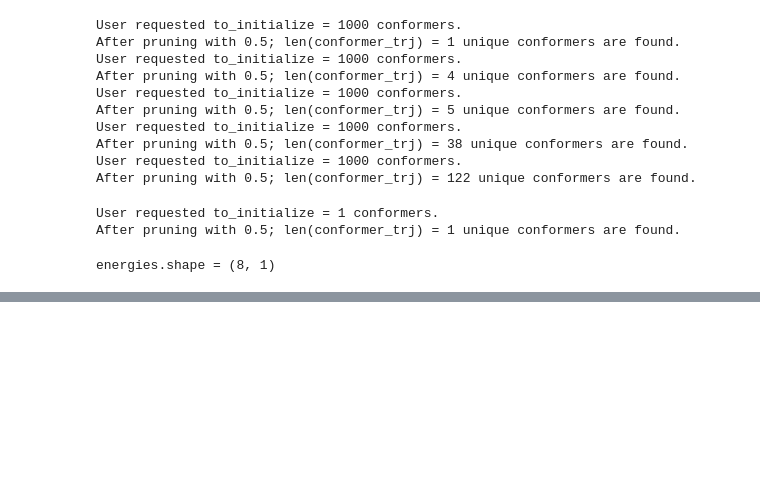
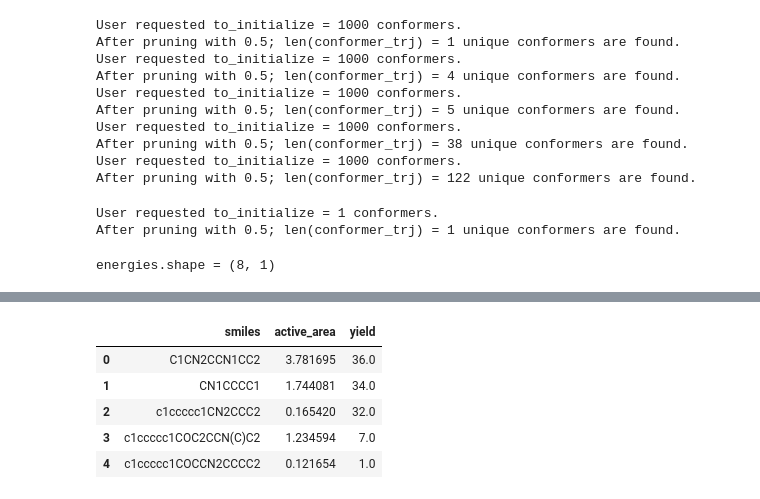
Before and after one commit to schwallergroup/CFT, a Jupyter notebook: examples/sarina_cat/sarina.ipynb, the cells around one changed output, grey strips where cells are left out. Saved outputs shown, nothing was run; the diff lists cells and outputs as text; code cells hidden in the pictures; blank space fills up the shorter version.

```diff
--- a/examples/sarina_cat/sarina.ipynb
+++ b/examples/sarina_cat/sarina.ipynb
@@ -124,0 +149,9 @@ view(view_trj)
+# %%
+avg_df
+# %% [output]
+|  | smiles | active_area | yield |
+| 0 | C1CN2CCN1CC2 | 3.781695 | 36.0 |
+| 1 | CN1CCCC1 | 1.744081 | 34.0 |
+| 2 | c1ccccc1CN2CCC2 | 0.165420 | 32.0 |
+| 3 | c1ccccc1COC2CCN(C)C2 | 1.234594 | 7.0 |
+| 4 | c1ccccc1COCCN2CCCC2 | 0.121654 | 1.0 |
```
Also changed, not shown: parts of 14 cells of this notebook.
